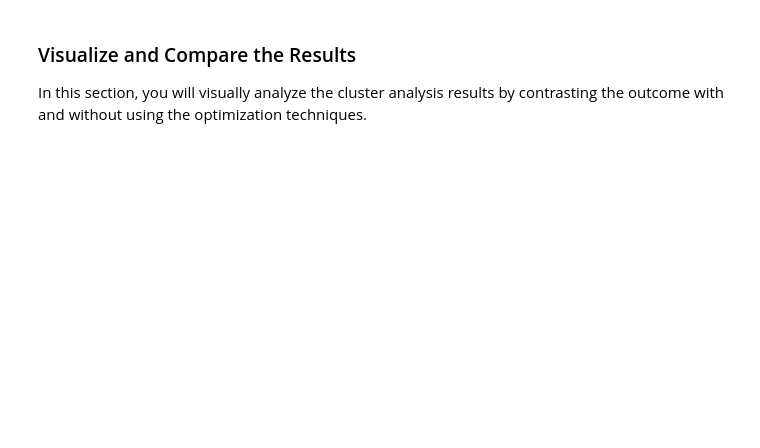
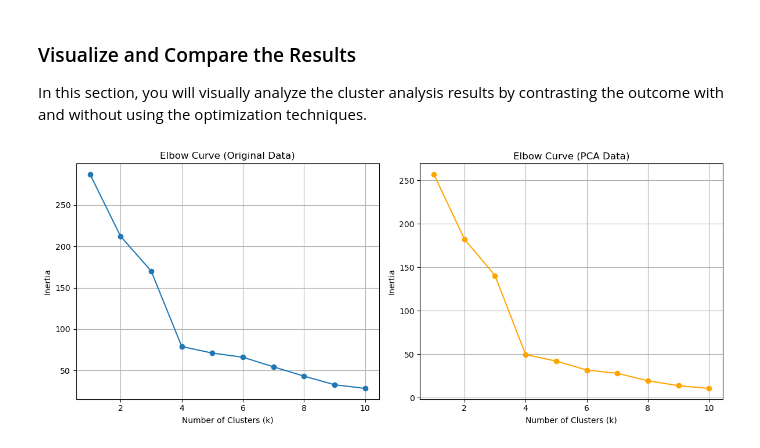
Before and after one commit to nicolercambron/CryptoClustering, a Jupyter notebook: Crypto_Clustering.ipynb, the cells around one changed output. Drawn from its saved outputs; the diff is of its cells as text; code cells hidden in the pictures; blank space fills up the shorter version.

```diff
--- a/Crypto_Clustering.ipynb
+++ b/Crypto_Clustering.ipynb
@@ -276,0 +398,20 @@ elbow_curve
+# %%
+from sklearn.cluster import KMeans
+
+# Best value for k (assumed to be 4 based on the Elbow curve analysis)
+best_k = 4
+
+# Initialize the K-Means model with the best value for k
+kmeans_model = KMeans(n_clusters=best_k, random_state=42)
+
+# Fit the model to the PCA-transformed data (PC1, PC2, PC3)
+kmeans_model.fit(df_pca[['PC1', 'PC2', 'PC3']])
+
+# Get the cluster labels for each data point
+cluster_labels = kmeans_model.labels_
+
+# Add the cluster labels to the df_pca DataFrame
+df_pca['Cluster'] = cluster_labels
+
+# Display the first few rows with the cluster labels
+print(df_pca.head())
@@ -303,0 +489,48 @@ In this section, you will visually analyze the cluster analysis results by contr
+# %%
+# Composite plot to contrast the Elbow curves
+
+# Range of k values to test
+k_values = range(1, 11)
+
+# List to store inertia values for original data
+inertia_original = []
+
+# Compute inertia for different k values using original data
+for k in k_values:
+    kmeans_original = KMeans(n_clusters=k, random_state=42)
+    kmeans_original.fit(df_scaled_market_data)  # Assuming df_scaled_market_data is your original data
+    inertia_original.append(kmeans_original.inertia_)
+
+# List to store inertia values for PCA data
+inertia_pca = []
+
+# Compute inertia for different k values using PCA data
+for k in k_values:
+    kmeans_pca = KMeans(n_clusters=k, random_state=42)
+    kmeans_pca.fit(df_pca[['PC1', 'PC2', 'PC3']])  # Assuming df_pca contains your PCA-transformed data
+    inertia_pca.append(kmeans_pca.inertia_)
+
+import matplotlib.pyplot as plt
+
+# Create a figure with two subplots
+fig, ax = plt.subplots(1, 2, figsize=(12, 5))
+
+# Plot Elbow Curve for original data
+ax[0].plot(k_values, inertia_original, marker='o')
+ax[0].set_title('Elbow Curve (Original Data)')
+ax[0].set_xlabel('Number of Clusters (k)')
+ax[0].set_ylabel('Inertia')
+ax[0].grid(True)
+
+# Plot Elbow Curve for PCA data
+ax[1].plot(k_values, inertia_pca, marker='o', color='orange')
+ax[1].set_title('Elbow Curve (PCA Data)')
+ax[1].set_xlabel('Number of Clusters (k)')
+ax[1].set_ylabel('Inertia')
+ax[1].grid(True)
+
+# Adjust layout and show the plot
+plt.tight_layout()
+plt.show()
+# %% [output]
+[figure, added]
```
Also changed, not shown: parts of 36 cells of this notebook.
